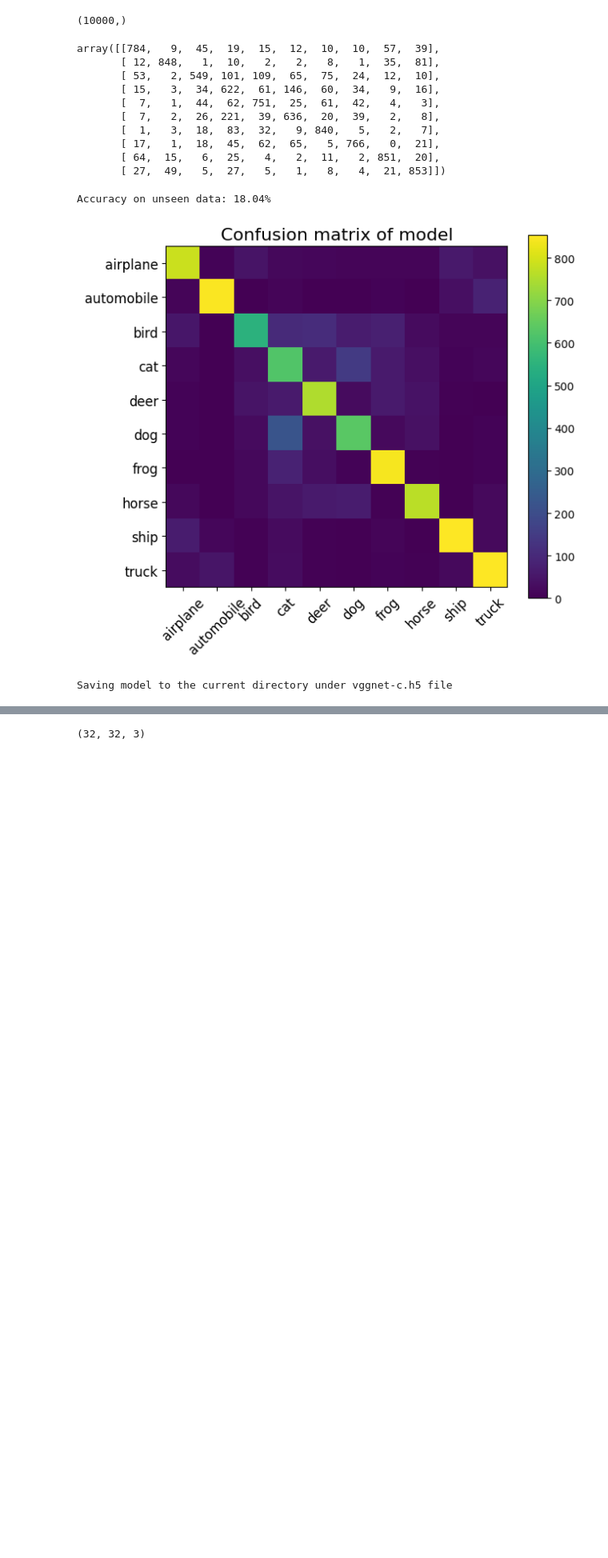
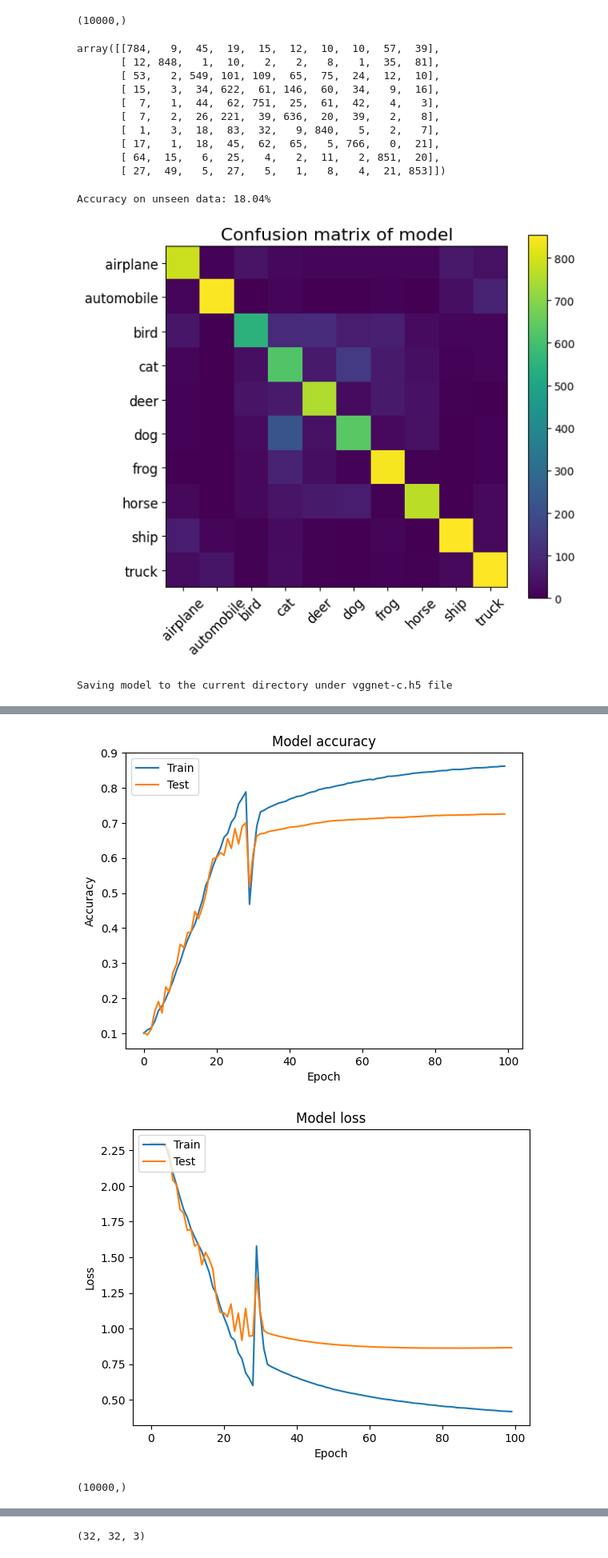
Before and after one commit to florent-haffner/deep-lab, a Jupyter notebook: notebooks/2014 - VGG - CIFAR10 - keras.ipynb, the cells around one changed output, grey strips where cells are left out. Shown at 80% size. Drawn from its saved outputs; the diff is of its cells as text; code cells hidden in the pictures; blank space fills up the shorter version.

```diff
--- a/notebooks/2014 - VGG - CIFAR10 - keras.ipynb
+++ b/notebooks/2014 - VGG - CIFAR10 - keras.ipynb
@@ -307,0 +374,3 @@ Saving model to the current directory under vggnet-c.h5 file
+# %%
+img_shape = (x_train.shape[1], x_train.shape[2], x_train.shape[3])
+img_shape
@@ -307,0 +410,26 @@ Saving model to the current directory under vggnet-c.h5 file
+# %%
+# Set hyperparameters
+loss_function=tf.keras.losses.SparseCategoricalCrossentropy()
+optimizer = tf.keras.optimizers.SGD(learning_rate, momentum)
+metric = tf.keras.metrics.SparseCategoricalCrossentropy(name='test_acc')
+callbacks=[
+    tf.keras.callbacks.EarlyStopping(monitor='val_accuracy', mode='max', patience=25),
+    lrr,
+    TqdmCallback(verbose=0)
+]
+
+# Initialize trainer
+model.compile(optimizer=optimizer, loss=loss_function, metrics=['accuracy'])
+
+# Train model
+start_time = time.time()
+results = model.fit(
+    x_train, y_train,
+    batch_size, epochs,
+    validation_data=(x_val, y_val),
+    callbacks=callbacks,
+    verbose=0 # Supress fitting information
+)
+
+predictions = model.predict(x_test)
+print(f'Execution time: {round((time.time() - start_time)/60, 2)}min')
@@ -307,0 +442,24 @@ Saving model to the current directory under vggnet-c.h5 file
+# %%
+plt.plot(results.history['accuracy'])
+plt.plot(results.history['val_accuracy'])
+plt.title('Model accuracy')
+plt.xlabel('Epoch')
+plt.ylabel('Accuracy')
+plt.legend(['Train', 'Test'], loc='upper left')
+plt.show()
+
+plt.plot(results.history['loss'])
+plt.plot(results.history['val_loss'])
+plt.title('Model loss')
+plt.xlabel('Epoch')
+plt.ylabel('Loss')
+plt.legend(['Train', 'Test'], loc='upper left')
+plt.show()
+# %% [output]
+[figure, added]
+[figure, added]
+# %%
+flat_preds= np.argmax(predictions, axis=1)
+flat_preds.shape
+# %% [output]
+(10000,)
```
Also changed, not shown: parts of 25 cells of this notebook, 2 other files.
